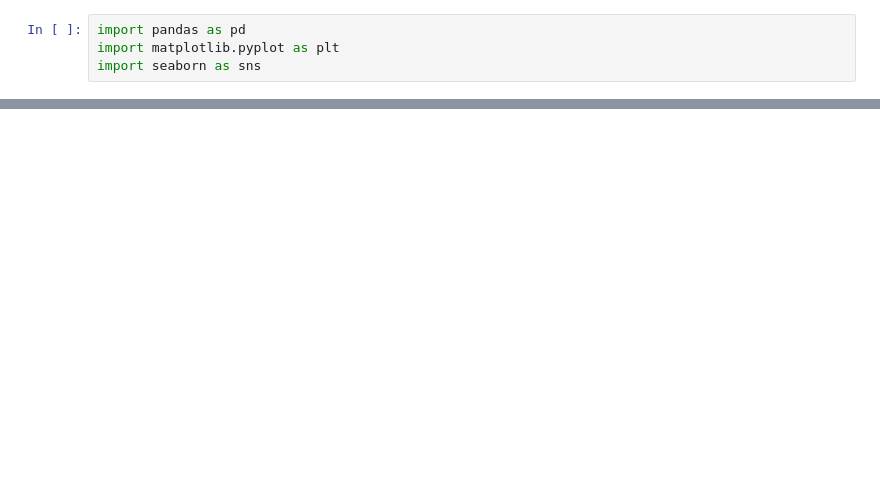
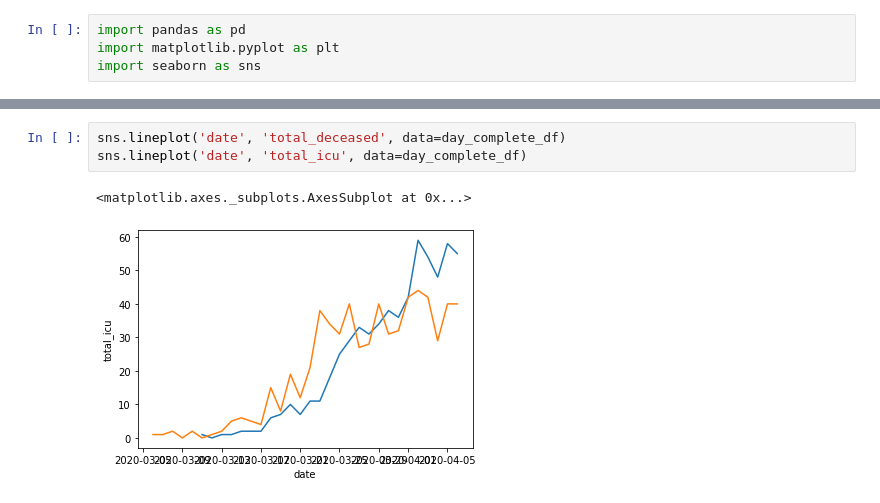
Before and after one commit to vbodell/covid-19, a Jupyter notebook: covid-playground.ipynb, the cells around one changed output, grey strips where cells are left out. Saved outputs shown, nothing was run; the diff lists cells and outputs as text; blank space fills up the shorter version.

```diff
--- a/covid-playground.ipynb
+++ b/covid-playground.ipynb
@@ -69,0 +53,6 @@ total_df
+# %%
+sns.lineplot('date', 'total_deceased', data=day_complete_df)
+sns.lineplot('date', 'total_icu', data=day_complete_df)
+# %% [output]
+<matplotlib.axes._subplots.AxesSubplot at 0x...>
+[figure, added]
```
Also changed, not shown: parts of 12 cells of this notebook, 1 other file.
